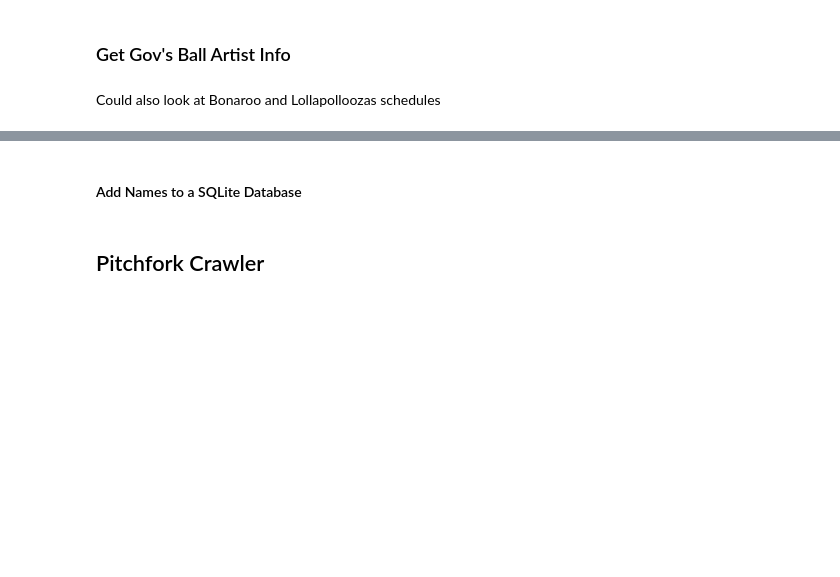
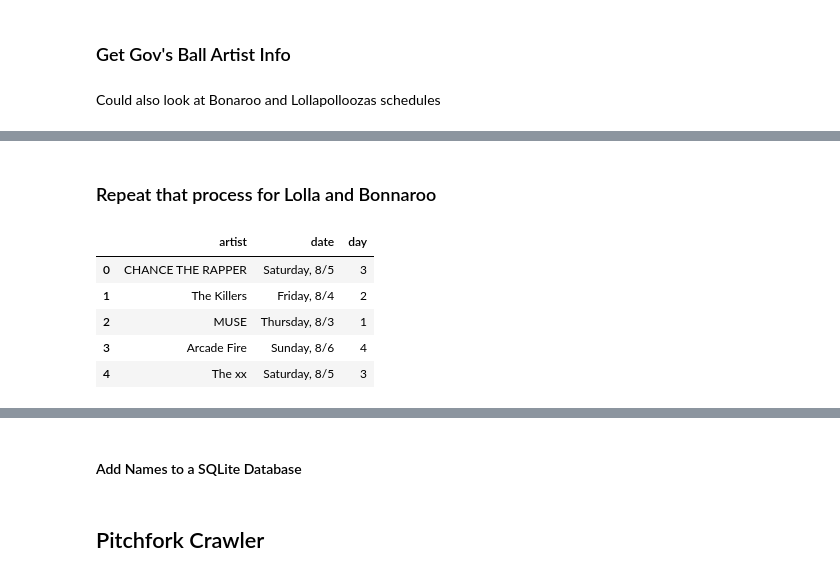
Before and after one commit to timdmulligan/govs_ball_schedule, a Jupyter notebook: crawl_govs_ball.ipynb, the cells around one changed output, grey strips where cells are left out. Saved outputs shown, nothing was run; the diff lists cells and outputs as text; code cells hidden in the pictures; blank space fills up the shorter version.

```diff
--- a/crawl_govs_ball.ipynb
+++ b/crawl_govs_ball.ipynb
@@ -46,0 +61,32 @@ govs_ball_data
+# %% [markdown]
+### Repeat that process for Lolla and Bonnaroo
+# %%
+#Grab the artist info from the Lollapalooza website
+with urllib.request.urlopen("https://www.lollapalooza.com/lineup/interactive-lineup/") as url:
+    s = url.read()
+soup = BeautifulSoup(s, "lxml")
+
+info = soup.findAll('div', {"class":"c-lineup__artist"})
+#Put those names in a list, then a dataframe
+lolla_data = pd.DataFrame([])
+for i in info:
+    artist = i.attrs['data-title']
+    date = i.attrs["data-day-titles"]
+    lolla_data = lolla_data.append(pd.DataFrame({'artist': artist, #Create the table
+                                                         'date'  : date},
+                                                  index=[0]),
+                                     ignore_index=True)
+
+lolla_data["day"] = np.where(lolla_data["date"].str.contains("Thursday"), "1",
+                            np.where(lolla_data["date"].str.contains("Friday"), "2",
+                                    np.where(lolla_data["date"].str.contains("Saturday"), "3", "4")))
+lolla_data["date"] = lolla_data["date"].str.slice(2, -2)
+lolla_data["date"] = lolla_data["date"].str.replace("\\", "")
+lolla_data.head()
+# %% [output]
+|  | artist | date | day |
+| 0 | CHANCE THE RAPPER | Saturday, 8/5 | 3 |
+| 1 | The Killers | Friday, 8/4 | 2 |
+| 2 | MUSE | Thursday, 8/3 | 1 |
+| 3 | Arcade Fire | Sunday, 8/6 | 4 |
+| 4 | The xx | Saturday, 8/5 | 3 |
```
Also changed, not shown: parts of 8 cells of this notebook, 13 other files.
